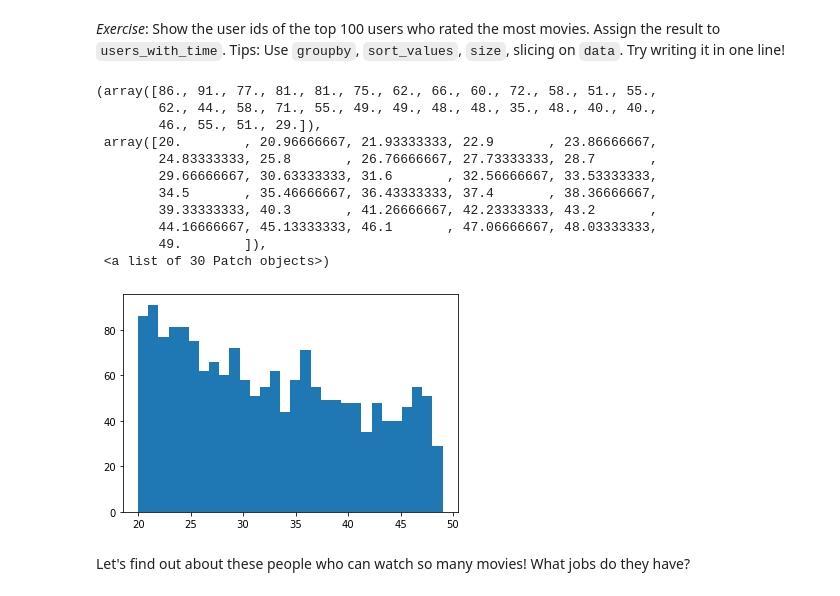
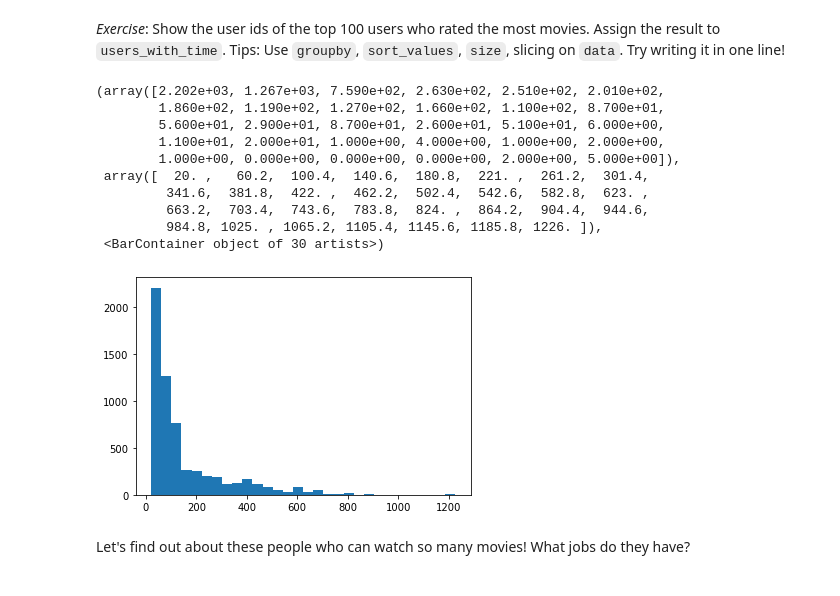
Before and after one commit to jhale/scientific-python, a Jupyter notebook: notebooks/05_pandas.ipynb, the cells around one changed output. Cells and saved outputs as stored; diff of their text form; code cells hidden in the pictures.

```diff
--- a/notebooks/05_pandas.ipynb
+++ b/notebooks/05_pandas.ipynb
@@ -138,6 +119,6 @@ users[:5]
 # %%
 movies_names = ['movie_id', 'title', 'genres']
-movies = pd.read_csv("movies.dat", sep='::', header=None, engine='python', names=movies_names)
+movies = pd.read_csv("movies.dat", sep='::', engine="python", header=None, names=movies_names, encoding="latin_1")
 # %%
 movies[:5]
 # %% [output]
@@ -278,22 +290,21 @@ Tips: Use `groupby`, `sort_values`, `size`, slicing on `data`. Try writing it in
 # %%
 users_ids_with_time = data.groupby('user_id').size().sort_values(ascending=False)[:100]
 
 import matplotlib.pyplot as plt
-users_num_ratings = data.groupby('user_id').size()[data.groupby('user_id').size() < 50]
+users_num_ratings = data.groupby('user_id').size()[data.groupby('user_id').size()]
 plt.hist(users_num_ratings.values, bins=30)
 # %% [output]
-(array([86., 91., 77., 81., 81., 75., 62., 66., 60., 72., 58., 51., 55.,
-        62., 44., 58., 71., 55., 49., 49., 48., 48., 35., 48., 40., 40.,
-        46., 55., 51., 29.]),
- array([20.        , 20.96666667, 21.93333333, 22.9       , 23.86666667,
-        24.83333333, 25.8       , 26.76666667, 27.73333333, 28.7       ,
-        29.66666667, 30.63333333, 31.6       , 32.56666667, 33.53333333,
-        34.5       , 35.46666667, 36.43333333, 37.4       , 38.36666667,
-        39.33333333, 40.3       , 41.26666667, 42.23333333, 43.2       ,
-        44.16666667, 45.13333333, 46.1       , 47.06666667, 48.03333333,
-        49.        ]),
- <a list of 30 Patch objects>)
+(array([2.202e+03, 1.267e+03, 7.590e+02, 2.630e+02, 2.510e+02, 2.010e+02,
+        1.860e+02, 1.190e+02, 1.270e+02, 1.660e+02, 1.100e+02, 8.700e+01,
+        5.600e+01, 2.900e+01, 8.700e+01, 2.600e+01, 5.100e+01, 6.000e+00,
+        1.100e+01, 2.000e+01, 1.000e+00, 4.000e+00, 1.000e+00, 2.000e+00,
+        1.000e+00, 0.000e+00, 0.000e+00, 0.000e+00, 2.000e+00, 5.000e+00]),
+ array([  20. ,   60.2,  100.4,  140.6,  180.8,  221. ,  261.2,  301.4,
+         341.6,  381.8,  422. ,  462.2,  502.4,  542.6,  582.8,  623. ,
+         663.2,  703.4,  743.6,  783.8,  824. ,  864.2,  904.4,  944.6,
+         984.8, 1025. , 1065.2, 1105.4, 1145.6, 1185.8, 1226. ]),
+ <BarContainer object of 30 artists>)
-[figure, old version]
+[figure, new version]
 # %% [markdown]
 Let's find out about these people who can watch so many movies! What jobs do they have?
 # %% [markdown]
```
Also changed, not shown: parts of 27 cells of this notebook, 2 other files.
